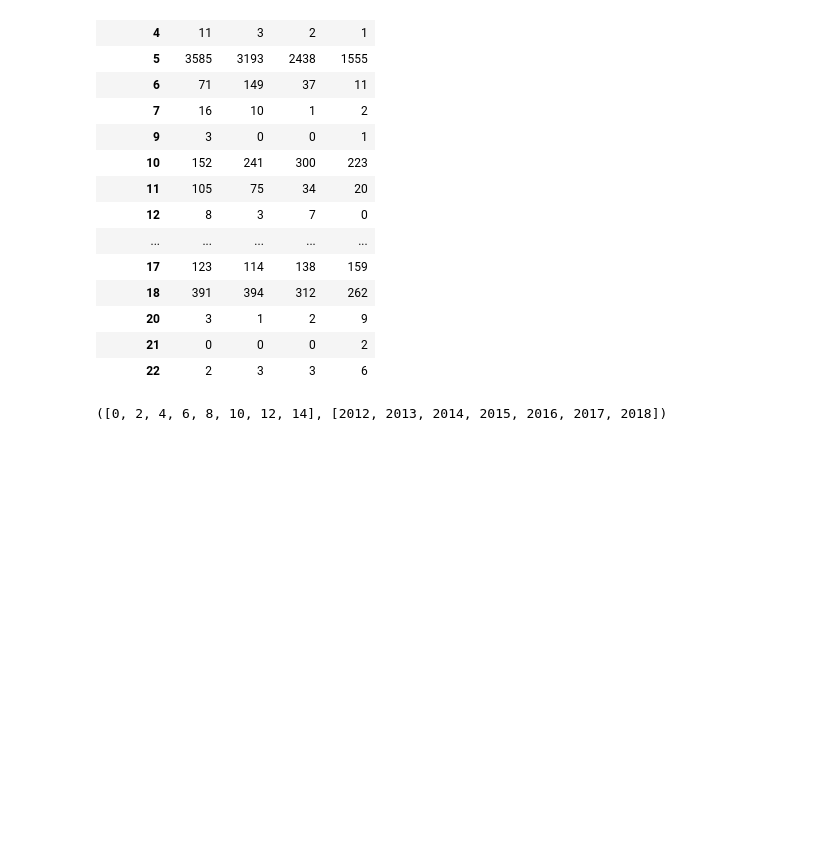
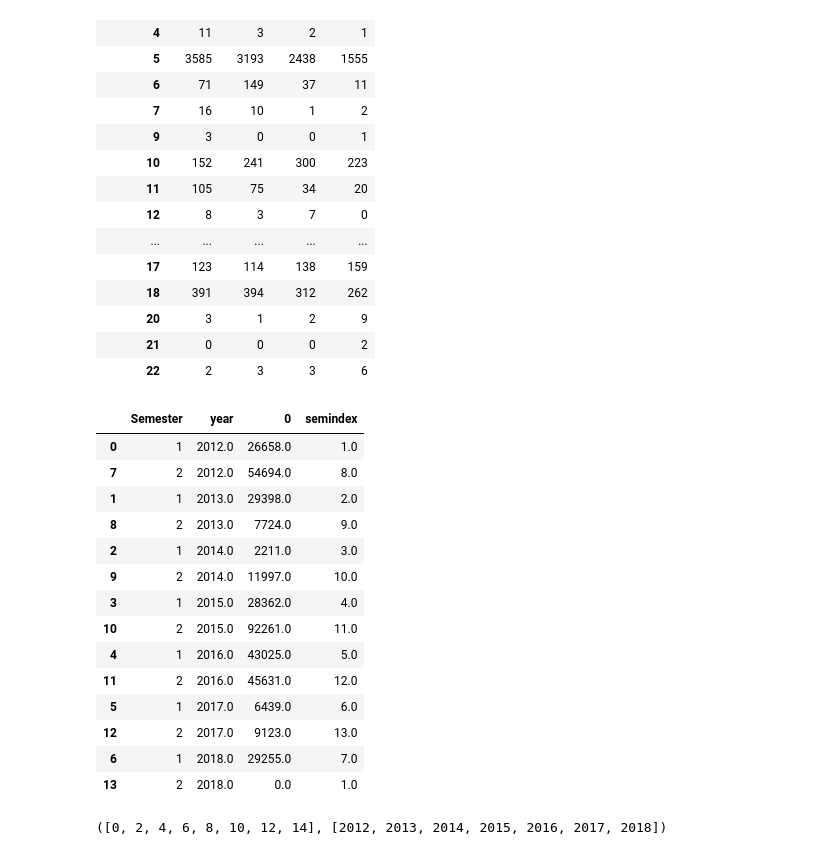
Before and after one commit to Guitlle/gf, a Jupyter notebook: impact_evaluation/wce/GTM - Malaria impact analysis.ipynb, the cells around one changed output. Saved outputs shown, nothing was run; the diff lists cells and outputs as text; code cells hidden in the pictures; blank space fills up the shorter version.

```diff
--- a/impact_evaluation/wce/GTM - Malaria impact analysis.ipynb
+++ b/impact_evaluation/wce/GTM - Malaria impact analysis.ipynb
@@ -206,3 +212,21 @@ bednetsSemester["semindex"] = 2*(bednetsSemester.year - 2012) + bednetsSemester.
+# %%
+bednetsSemester_m5a.sort_values("year")
+# %% [output]
+|  | Semester | year | 0 | semindex |
+| 0 | 1 | 2012.0 | 26658.0 | 1.0 |
+| 7 | 2 | 2012.0 | 54694.0 | 8.0 |
+| 1 | 1 | 2013.0 | 29398.0 | 2.0 |
+| 8 | 2 | 2013.0 | 7724.0 | 9.0 |
+| 2 | 1 | 2014.0 | 2211.0 | 3.0 |
+| 9 | 2 | 2014.0 | 11997.0 | 10.0 |
+| 3 | 1 | 2015.0 | 28362.0 | 4.0 |
+| 10 | 2 | 2015.0 | 92261.0 | 11.0 |
+| 4 | 1 | 2016.0 | 43025.0 | 5.0 |
+| 11 | 2 | 2016.0 | 45631.0 | 12.0 |
+| 5 | 1 | 2017.0 | 6439.0 | 6.0 |
+| 12 | 2 | 2017.0 | 9123.0 | 13.0 |
+| 6 | 1 | 2018.0 | 29255.0 | 7.0 |
+| 13 | 2 | 2018.0 | 0.0 | 1.0 |
 # %%
 list(range(0,15,2)), list(range(2012, 2019))
 # %% [output]
```
Also changed, not shown: parts of 3 cells of this notebook, 1 other file.
